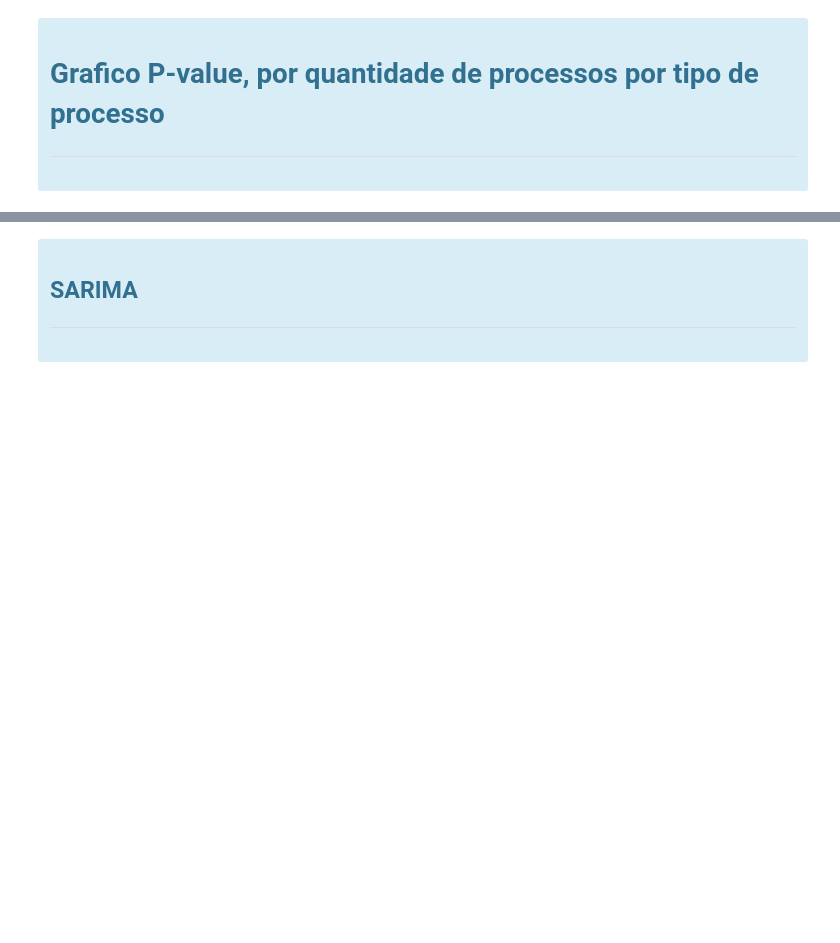
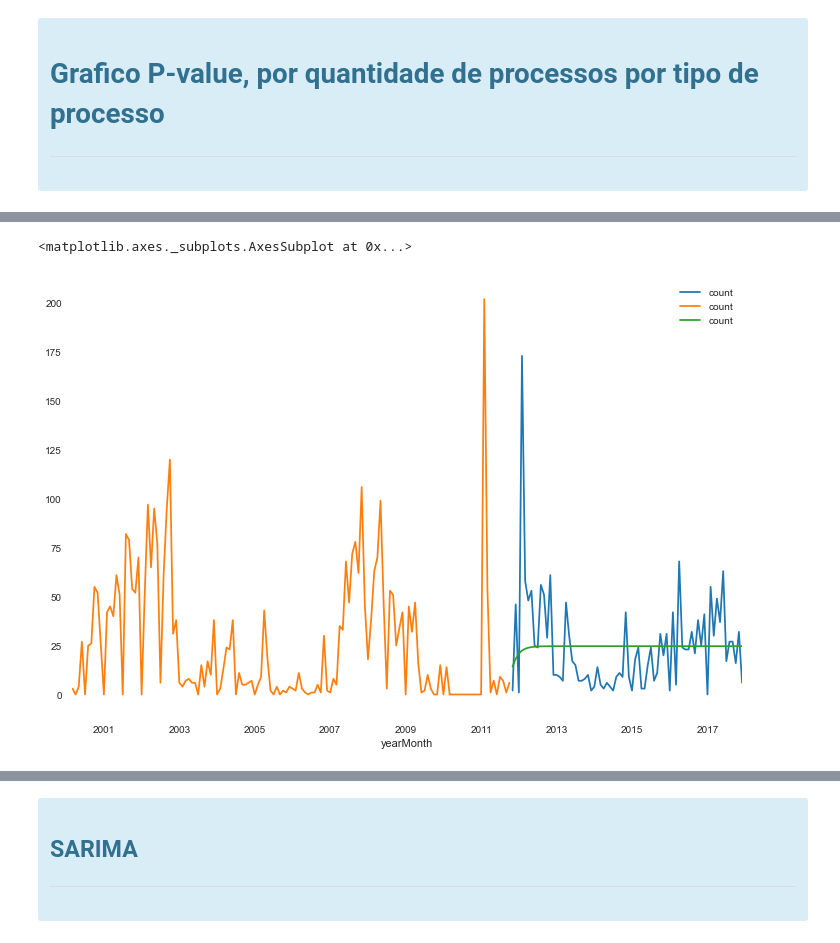
Before and after one commit to joaocamargo/TCC-PUCRS-2020, a Jupyter notebook: TCC- Forecasting.ipynb, the cells around one changed output, grey strips where cells are left out. Drawn from its saved outputs; the diff is of its cells as text; code cells hidden in the pictures; blank space fills up the shorter version.

```diff
--- a/TCC- Forecasting.ipynb
+++ b/TCC- Forecasting.ipynb
@@ -572,0 +931,9 @@ df_count_year_month_type[df_count_year_month_type['type']=='Petição'].plot() #
+# %%
+dfARMATest['count'].plot(figsize=(12,8),legend=True)
+dfARMATrain['count'].plot(figsize=(12,8),legend=True)
+dfPredictions['count'].plot(figsize=(12,8),legend=True)
+
+#plota somente a MEDIA (prevista)
+# %% [output]
+<matplotlib.axes._subplots.AxesSubplot at 0x...>
+[figure, added]
```
Also changed, not shown: parts of 70 cells of this notebook.
